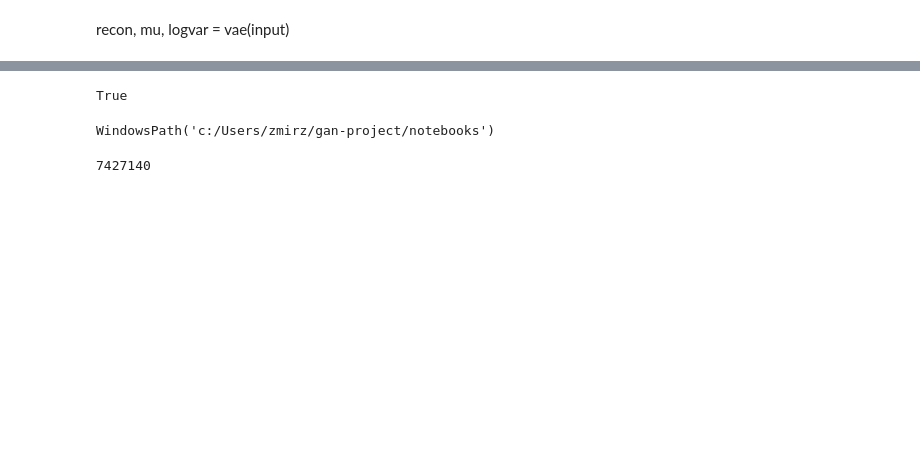
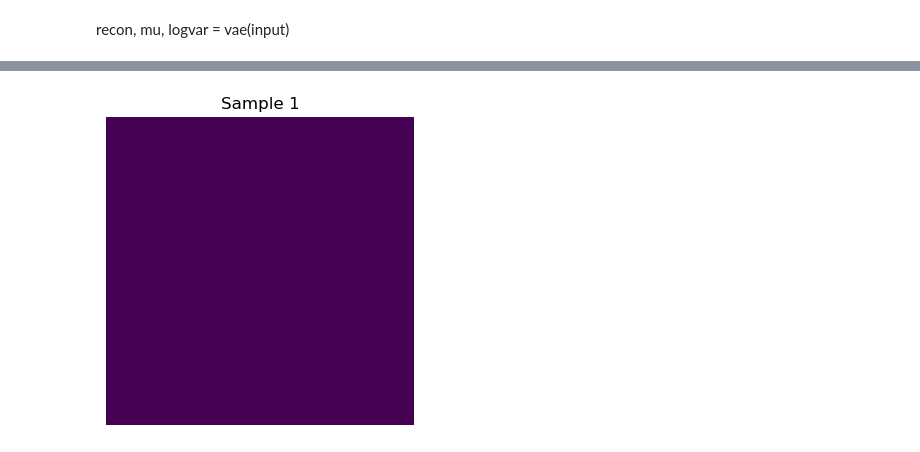
Before and after one commit to Zain-Mrza/gan_synthesis, a Jupyter notebook: notebooks/train.ipynb, the cells around one changed output, grey strips where cells are left out. Saved outputs shown, nothing was run; the diff lists cells and outputs as text; code cells hidden in the pictures; blank space fills up the shorter version.

Commit message:
Some updates, better model with Res blocks and some other cool stuff

```diff
--- a/notebooks/train.ipynb
+++ b/notebooks/train.ipynb
@@ -9,0 +9,18 @@ recon, mu, logvar = vae(input)
+# %%
+from torch.utils.data import DataLoader
+from gan_synthesis.datasets.dataset import Dataset
+from torch import unique
+dataset = Dataset()
+loader = DataLoader(dataset, batch_size=369)
+
+classes = 0
+frequencies = {0: 0, 1: 0, 2: 0, 3: 0}
+for _, seg in loader:
+    uniques, counts = unique(seg, return_counts=True)
+    print(counts)
+
+weights = 1 / counts + 4e-6
+class_weights = weights / weights.sum()
+
+percents = counts / counts.sum()
+print(percents)
@@ -239,5 +175,0 @@ RuntimeError: mat1 and mat2 shapes cannot be multiplied (1x115200 and 18432x128)
-# %%
-model = Encoder()
-total_params = sum(p.numel() for p in model.parameters())
-dtype = next(model.parameters()).dtype
-print(f"Total parameters: {total_params}, Dtype: {dtype}")
@@ -263,12 +175,0 @@ c:\Users\zmirz\gan-project\.pixi\envs\default\python.exe
-# %%
-import torch
-# test again
-print(torch.cuda.is_available())
-# %% [output]
-True
-# %%
-from pathlib import Path
-
-Path.cwd()
-# %% [output]
-WindowsPath('c:/Users/zmirz/gan-project/notebooks')
@@ -280,4 +176,5 @@ def parameter_count(model):
-# %%
-parameter_count(vae)
-# %% [output]
-7427140
+# %%
+import matplotlib.pyplot as plt
+image = model.sample(1, mode="argmax")
+# %% [output]
+[figure, added]
```
Also changed, not shown: parts of 21 cells of this notebook, 8 other files.
